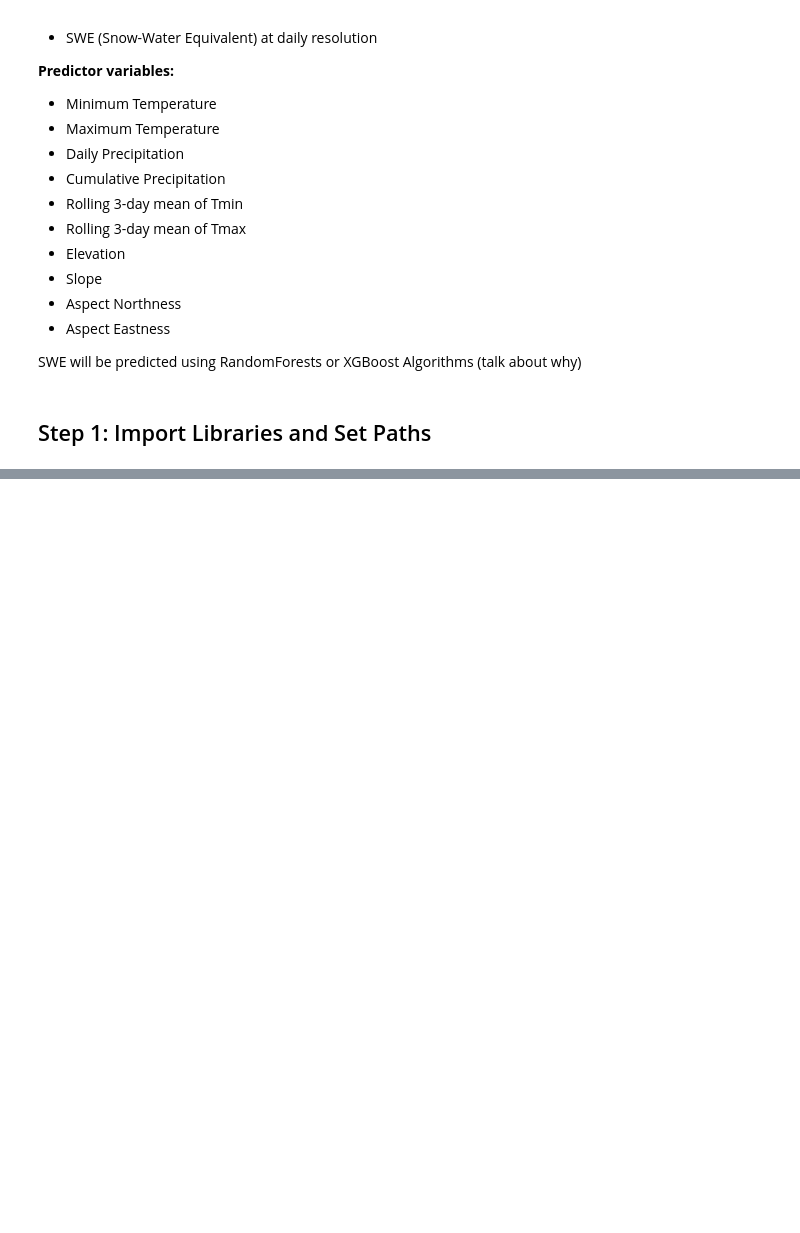
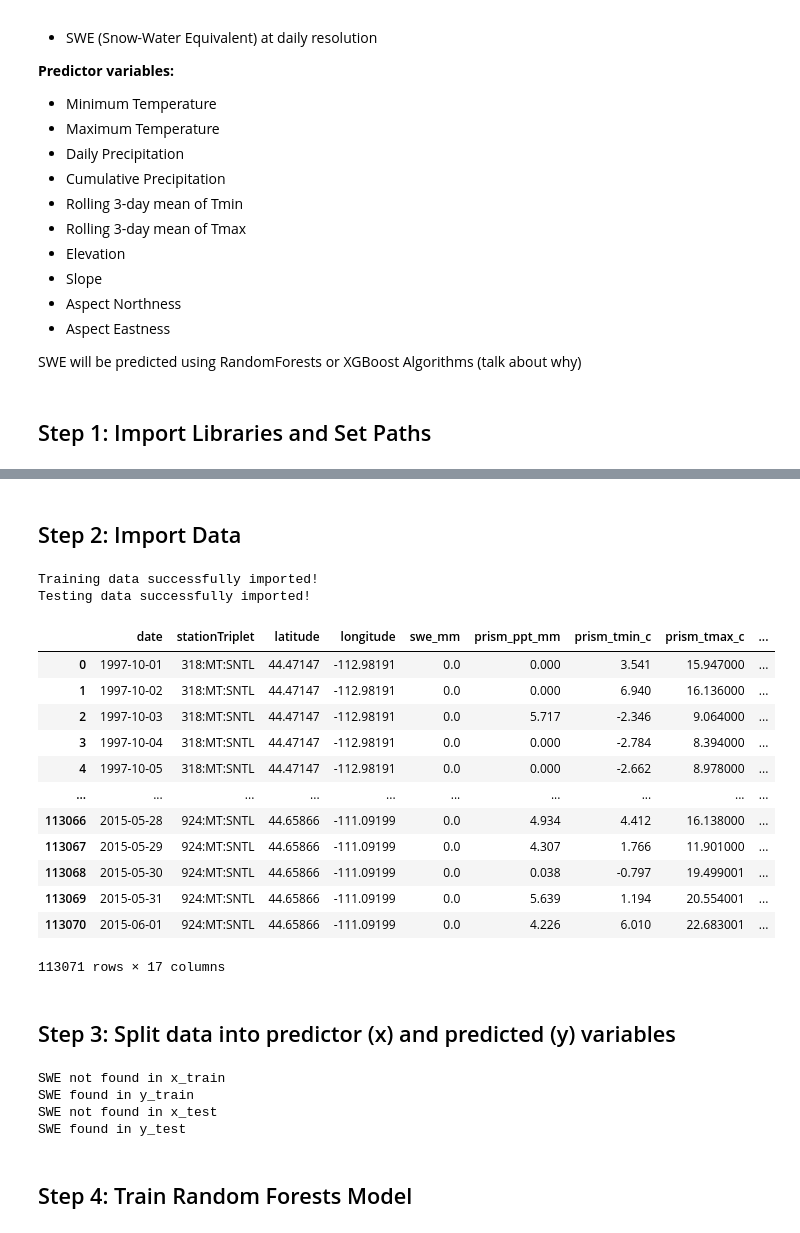
Before and after one commit to rainihelmstadter/snow-drought-modeling, a Jupyter notebook: code/05-train-ML-model.ipynb, the cells around one changed output, grey strips where cells are left out. Saved outputs shown, nothing was run; the diff lists cells and outputs as text; code cells hidden in the pictures; blank space fills up the shorter version.

Commit message:
ran RF model!

```diff
--- a/code/05-train-ML-model.ipynb
+++ b/code/05-train-ML-model.ipynb
@@ -58,3 +63,49 @@ proj_dir = os.path.join(pathlib.Path.home(),
 
 raw_data_dir = os.path.join(proj_dir, 'data', 'raw')
 cleaned_data_dir = os.path.join(proj_dir, 'data', 'cleaned')
+# %% [markdown]
+## Step 2: Import Data
+# %%
+# set paths
+
+ml_dir = Path(cleaned_data_dir, 'machine_learning')
+train_path = Path(ml_dir, 'stations_train.parquet')
+test_path = Path(ml_dir, 'stations_test.parquet')
+# %%
+# read files
+
+if os.path.exists(train_path):
+    # import
+    stations_train = pd.read_parquet(train_path)
+    # print success
+    print("Training data successfully imported!")
+else:
+    print(f"Training data not found. Check {ml_dir} for file.")
+
+if os.path.exists(test_path):
+    stations_test = pd.read_parquet(test_path)
+    print("Testing data successfully imported!")
+else:
+    print(f"Test data not found. Check {ml_dir} for file.")
+# %% [output]
+Training data successfully imported!
+Testing data successfully imported!
+# %%
+# check out training to remember shape
+stations_train
+# %% [output]
+|  | date | stationTriplet | latitude | longitude | swe_mm | prism_ppt_mm | prism_tmin_c | prism_tmax_c | ... |
+| 0 | 1997-10-01 | 318:MT:SNTL | 44.47147 | -112.98191 | 0.0 | 0.000 | 3.541 | 15.947000 | ... |
+| 1 | 1997-10-02 | 318:MT:SNTL | 44.47147 | -112.98191 | 0.0 | 0.000 | 6.940 | 16.136000 | ... |
+| 2 | 1997-10-03 | 318:MT:SNTL | 44.47147 | -112.98191 | 0.0 | 5.717 | -2.346 | 9.064000 | ... |
+| 3 | 1997-10-04 | 318:MT:SNTL | 44.47147 | -112.98191 | 0.0 | 0.000 | -2.784 | 8.394000 | ... |
+| 4 | 1997-10-05 | 318:MT:SNTL | 44.47147 | -112.98191 | 0.0 | 0.000 | -2.662 | 8.978000 | ... |
+| ... | ... | ... | ... | ... | ... | ... | ... | ... | ... |
+| 113066 | 2015-05-28 | 924:MT:SNTL | 44.65866 | -111.09199 | 0.0 | 4.934 | 4.412 | 16.138000 | ... |
+| 113067 | 2015-05-29 | 924:MT:SNTL | 44.65866 | -111.09199 | 0.0 | 4.307 | 1.766 | 11.901000 | ... |
+| 113068 | 2015-05-30 | 924:MT:SNTL | 44.65866 | -111.09199 | 0.0 | 0.038 | -0.797 | 19.499001 | ... |
+| 113069 | 2015-05-31 | 924:MT:SNTL | 44.65866 | -111.09199 | 0.0 | 5.639 | 1.194 | 20.554001 | ... |
+| 113070 | 2015-06-01 | 924:MT:SNTL | 44.65866 | -111.09199 | 0.0 | 4.226 | 6.010 | 22.683001 | ... |
+113071 rows × 17 columns
+# %% [markdown]
+## Step 3: Split data into predictor (x) and predicted (y) variables
@@ -60,0 +140,22 @@ cleaned_data_dir = os.path.join(proj_dir, 'data', 'cleaned')
+# %%
+# check that SWE is in y_train and y_test, not x_train and x_test
+
+dfs = {
+    'x_train': x_train,
+    'y_train': y_train,
+    'x_test': x_test,
+    'y_test': y_test
+}
+
+for name, df in dfs.items():
+    if 'swe_mm' in df.columns:
+        print(f"SWE found in {name}")
+    else:
+        print(f"SWE not found in {name}")
+# %% [output]
+SWE not found in x_train
+SWE found in y_train
+SWE not found in x_test
+SWE found in y_test
+# %% [markdown]
+## Step 4: Train Random Forests Model
```
Also changed, not shown: parts of 5 cells of this notebook.
